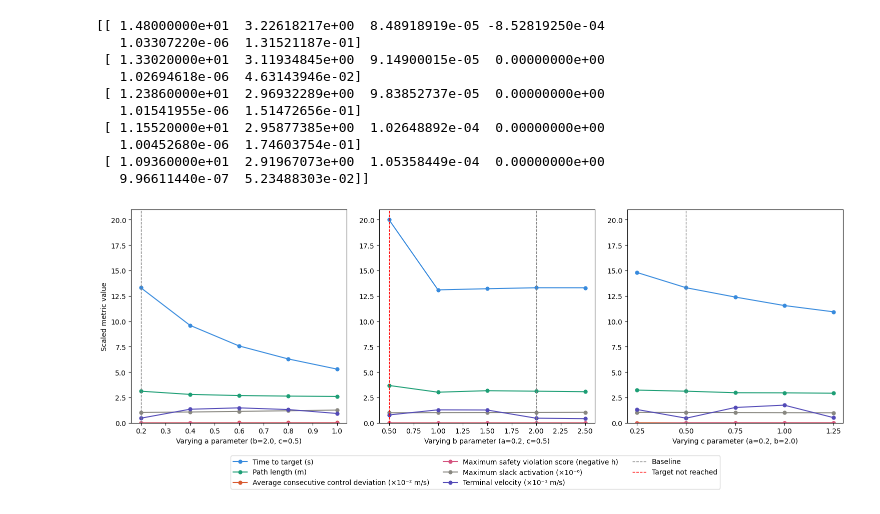
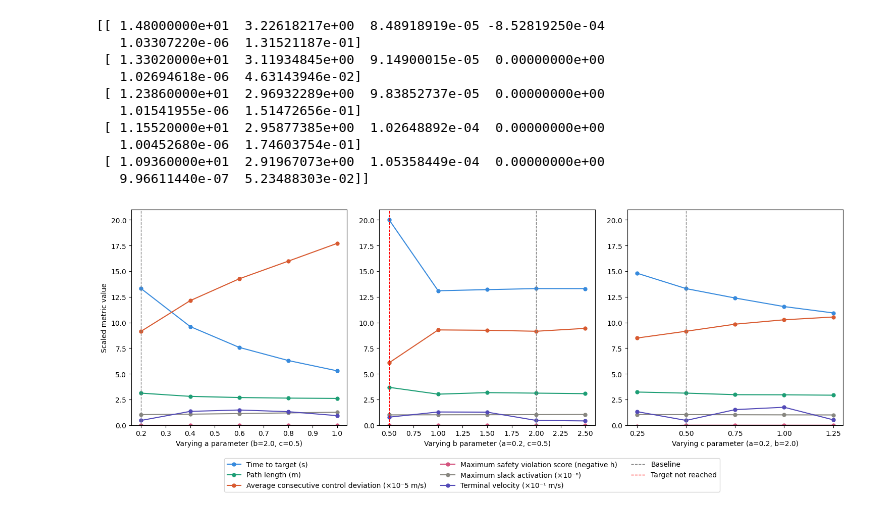
Before and after one commit to famsvip/Robot-Navigation-Collision-Avoidance-, a Jupyter notebook: data/plotting.ipynb, the cells around one changed output. Cells and saved outputs as stored; diff of their text form; code cells hidden in the pictures.

```diff
--- a/data/plotting.ipynb
+++ b/data/plotting.ipynb
@@ -925,11 +925,11 @@ b_values = [0.5, 1.0, 1.5, 2.0, 2.5]
 c_values = [0.25, 0.5, 0.75, 1.0, 1.25]
 
 # scale factors to bring all metrics into similar range
-scales = [1, 1, 100, 100, 1e6, 10]
+scales = [1, 1, 100000, 100, 1e6, 10]
 metric_labels = [
     'Time to target (s)',
     'Path length (m)',
-    'Average consecutive control deviation (×10⁻² m/s)',
+    'Average consecutive control deviation (×10⁻5 m/s)',
     'Maximum safety violation score (negative h)',
     'Maximum slack activation (×10⁻⁶)',
     'Terminal velocity (×10⁻¹ m/s)'
@@ -941,34 +941,34 @@ for i, (label, color, scale) in enumerate(zip(metric_labels, colors, scales)):
     ax1.plot(a_values, parameters_a[:, i] * scale, color=color, marker='o',
             linewidth=1.5, markersize=5, label=label)
 ax1.axvline(x=0.2, color='gray', linestyle='--', linewidth=1, label='Baseline')
 for i, (label, color, scale) in enumerate(zip(metric_labels, colors, scales)):
     ax2.plot(b_values, parameters_b[:, i] * scale, color=color, marker='o',
              linewidth=1.5, markersize=5, label=label)
 ax2.axvline(x=2.0, color='gray', linestyle='--', linewidth=1, label='Baseline')
 ax2.axvline(x=0.5, color='red', linestyle='--', linewidth=1, label='Target not reached')
 for i, (label, color, scale) in enumerate(zip(metric_labels, colors, scales)):
     ax3.plot(c_values, parameters_c[:, i] * scale, color=color, marker='o',
              linewidth=1.5, markersize=5, label=label)
 ax3.axvline(x=0.5, color='gray', linestyle='--', linewidth=1, label='Baseline')
 ax3.set_xticks(c_values)
 
 ax1.set_xlabel('Varying a parameter (b=2.0, c=0.5)')
 ax2.set_xlabel('Varying b parameter (a=0.2, c=0.5)')
 ax3.set_xlabel('Varying c parameter (a=0.2, b=2.0)')
 ax1.set_ylabel('Scaled metric value')
 handles, labels = ax2.get_legend_handles_labels()
 fig.legend(handles, labels,
           loc='upper center',
           bbox_to_anchor=(0.5, 0.0),
           ncol=3)  # number of columns)
 plt.tight_layout()
 ax1.set_ylim(0, 21)
 ax2.set_ylim(0, 21)
 ax3.set_ylim(0, 21)
 plt.subplots_adjust(wspace=0.15)
 plt.show()
 # %% [output]
-[figure, old version]
+[figure, new version]
 # %%
 import matplotlib.colors as mcolors
 import matplotlib.pyplot as plt
```
Also changed, not shown: parts of 3 cells of this notebook, 32 other files.
